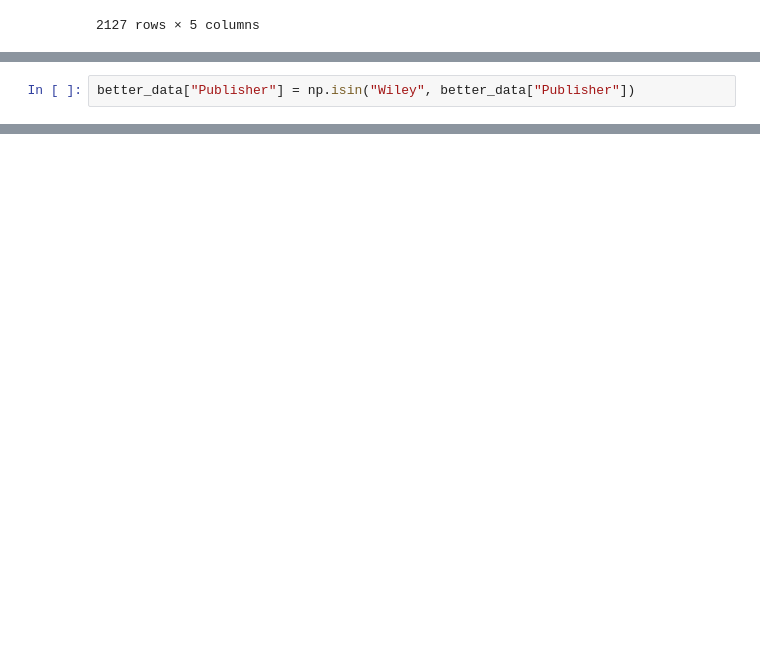
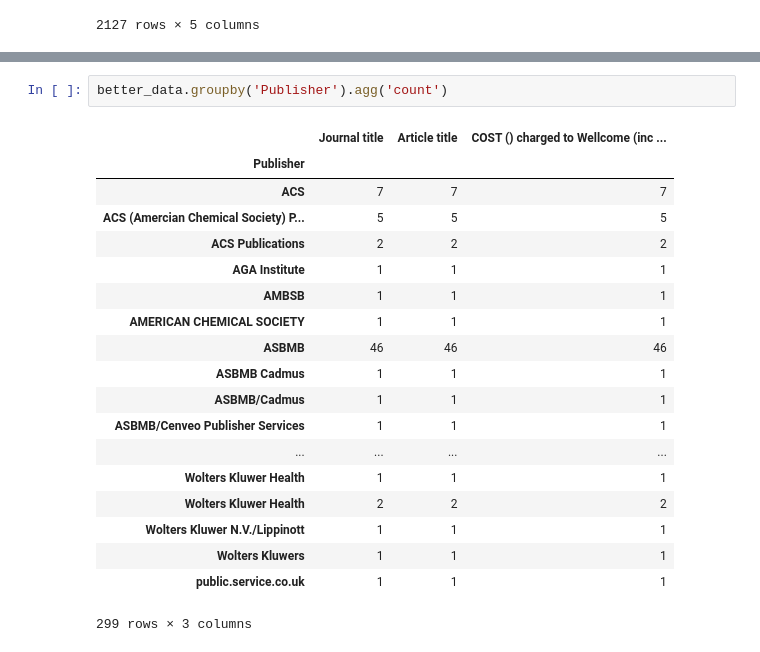
Before and after one commit to Begecky/Pre-Bootcamp-Materials, a Jupyter notebook: Unit 1/Welcome.ipynb, the cells around one changed output, grey strips where cells are left out. Drawn from its saved outputs; the diff is of its cells as text; blank space fills up the shorter version.

Commit message:
Data Cleaning Project 5/26/18

```diff
--- a/Unit 1/Welcome.ipynb
+++ b/Unit 1/Welcome.ipynb
@@ -80,2 +37,0 @@ Name: Publisher, Length: 299, dtype: int64
-# %%
-better_data["Publisher"] = np.isin("Wiley", better_data["Publisher"])
@@ -90,0 +61,22 @@ Here, I took the top 15 journals to include the possibility of multiples since w
+# %%
+better_data.groupby('Publisher').agg('count')
+# %% [output]
+|  | Journal title | Article title | COST () charged to Wellcome (inc ... |
+| Publisher |  |  |  |
+| ACS | 7 | 7 | 7 |
+| ACS (Amercian Chemical Society) P... | 5 | 5 | 5 |
+| ACS Publications | 2 | 2 | 2 |
+| AGA Institute | 1 | 1 | 1 |
+| AMBSB | 1 | 1 | 1 |
+| AMERICAN CHEMICAL SOCIETY | 1 | 1 | 1 |
+| ASBMB | 46 | 46 | 46 |
+| ASBMB Cadmus | 1 | 1 | 1 |
+| ASBMB/Cadmus | 1 | 1 | 1 |
+| ASBMB/Cenveo Publisher Services | 1 | 1 | 1 |
+| ... | ... | ... | ... |
+| Wolters Kluwer Health | 1 | 1 | 1 |
+| Wolters Kluwer Health | 2 | 2 | 2 |
+| Wolters Kluwer N.V./Lippinott | 1 | 1 | 1 |
+| Wolters Kluwers | 1 | 1 | 1 |
+| public.service.co.uk | 1 | 1 | 1 |
+299 rows × 3 columns
```
Also changed, not shown: parts of 10 cells of this notebook.
